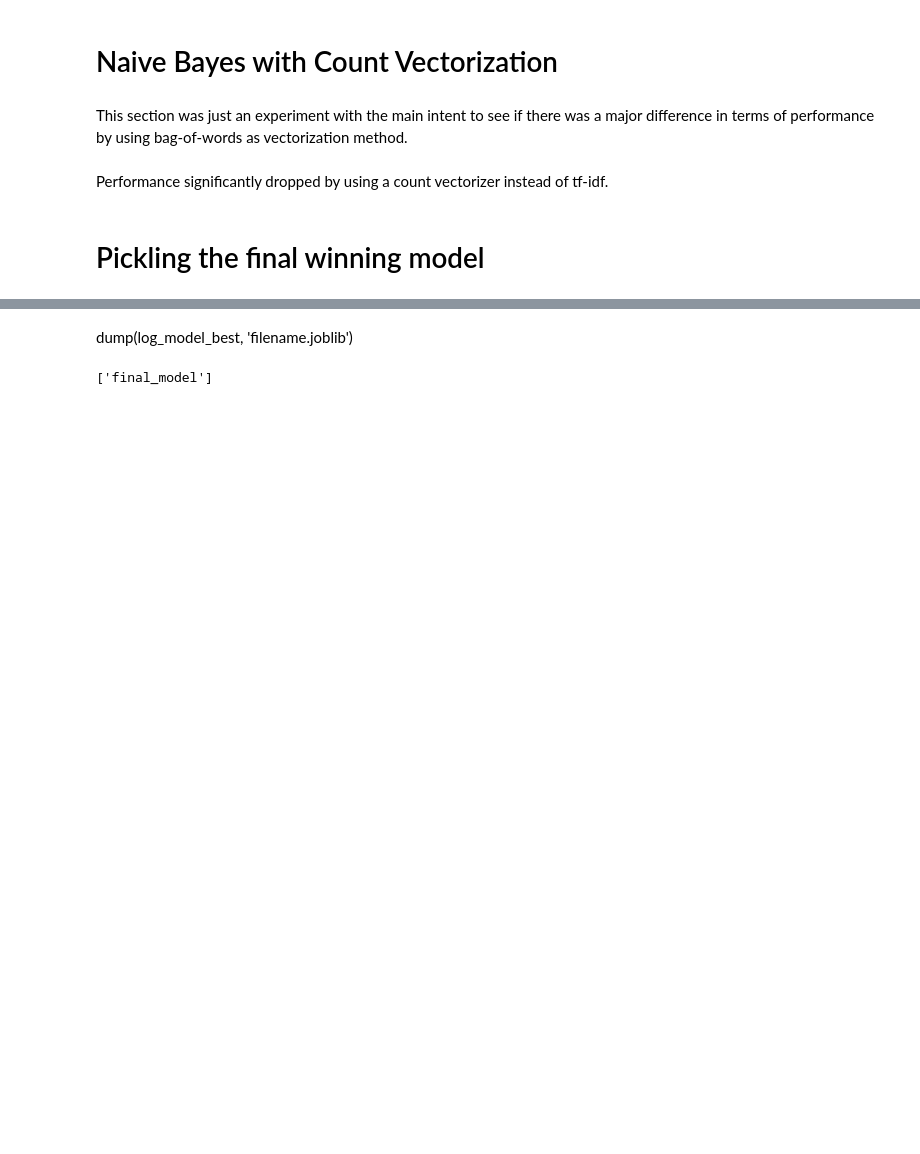
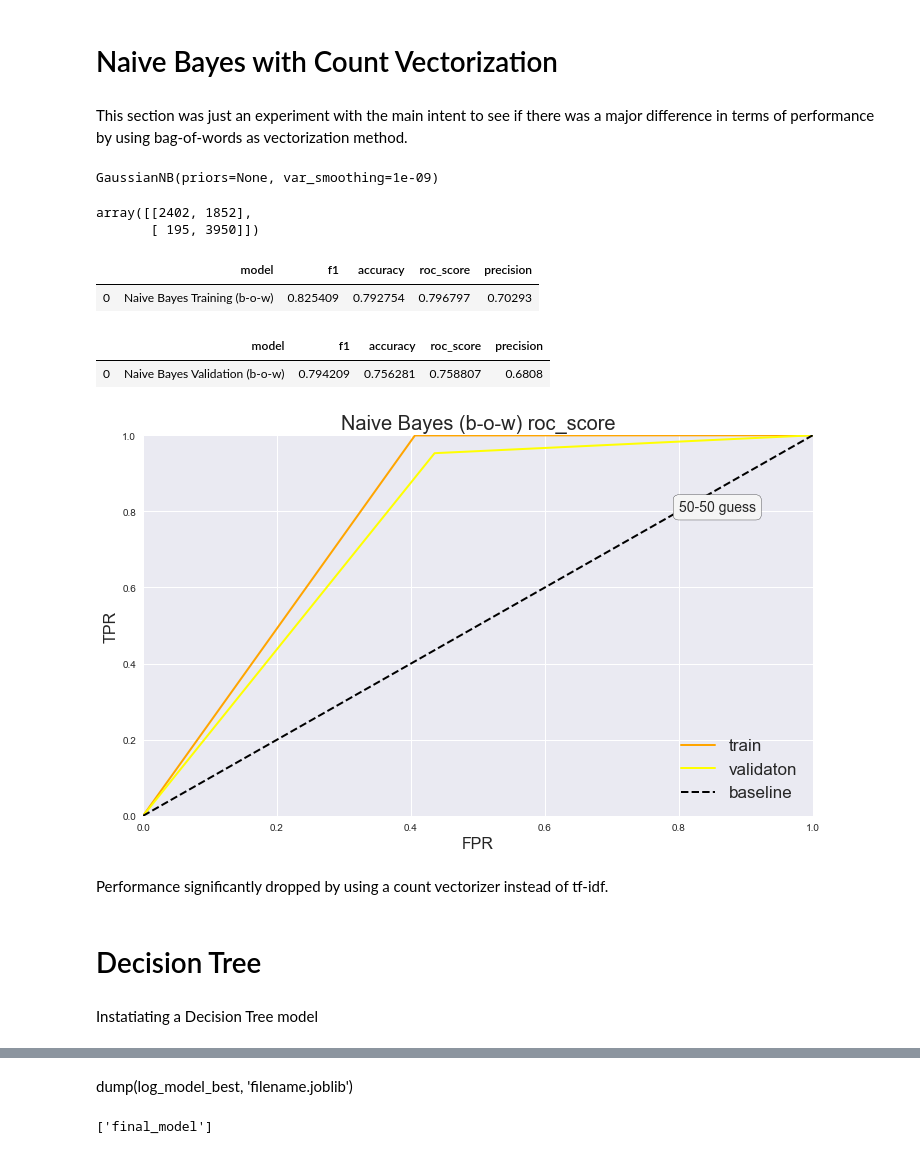
Before and after one commit to matteomm/twitter_sentiment_analysis_hatespeech, a Jupyter notebook: notebooks/modelling.ipynb, the cells around one changed output, grey strips where cells are left out. Drawn from its saved outputs; the diff is of its cells as text; code cells hidden in the pictures; blank space fills up the shorter version.

```diff
--- a/notebooks/modelling.ipynb
+++ b/notebooks/modelling.ipynb
@@ -256,4 +260,4 @@ df.head(10)
 | 9 | very sad people with very sad liv... | 0 | very sad people with very sad liv... | 104 | 83 | very sad people with very sad lif... | ... |
 # %%
-df['tokenized'] = df['tweet_without_stopwords_and_2'].apply(tokenize_tweet)
+# df['tokenized'] = df['tweet_without_stopwords_and_2'].apply(tokenize_tweet)
 # %%
@@ -358,16 +399,19 @@ Need to revise this and see if something can be improved.
 # %% [markdown]
 This section was just an experiment with the main intent to see if there was a major difference in terms of performance by using bag-of-words as vectorization method.
 # %%
-# from sklearn.feature_extraction.text import CountVectorizer
-# cv = CountVectorizer(max_features=9000)
+from sklearn.feature_extraction.text import CountVectorizer
+cv = CountVectorizer(max_features=9000)
 
-# X = cv.fit_transform(df['tweet_without_stopwords_and_2']).toarray()
+# creating a bag-of-words matrix
+X = cv.fit_transform(df['tweet_without_stopwords_and_2']).toarray()
 
+# creating a parallel split of train/val to use only on the count vectorization matrix
+from sklearn.model_selection import train_test_split
+X_train_2, X_valid_2, y_train_2, y_val_2 = train_test_split(X, target, test_size = 0.2, random_state = 10)
 
-# from sklearn.model_selection import train_test_split
-# X_train_2, X_valid_2, y_train_2, y_val_2 = train_test_split(X, target, test_size = 0.2, random_state = 10)
-
-# from sklearn.naive_bayes import GaussianNB
-# classifier = GaussianNB()
-# classifier.fit(X_train_2, y_train_2)
+from sklearn.naive_bayes import GaussianNB
+classifier_bow = GaussianNB()
+classifier_bow.fit(X_train_2, y_train_2)
+# %% [output]
+GaussianNB(priors=None, var_smoothing=1e-09)
 # %%
@@ -380,4 +422,27 @@ This section was just an experiment with the main intent to see if there was a m
+# %%
+cm
+# %% [output]
+array([[2402, 1852],
+       [ 195, 3950]])
+# %%
+Naive_Bayes_Tra_bow = calculate_performance_1(classifier_bow, X_train_2, y_train_2, 'Naive Bayes Training (b-o-w)')
+Naive_Bayes_Tra_bow
+# %% [output]
+|  | model | f1 | accuracy | roc_score | precision |
+| 0 | Naive Bayes Training (b-o-w) | 0.825409 | 0.792754 | 0.796797 | 0.70293 |
+# %%
+Naive_Bayes_Val_bow = calculate_performance_1(classifier_bow, X_valid_2, y_val_2, 'Naive Bayes Validation (b-o-w)')
+Naive_Bayes_Val_bow
+# %% [output]
+|  | model | f1 | accuracy | roc_score | precision |
+| 0 | Naive Bayes Validation (b-o-w) | 0.794209 | 0.756281 | 0.758807 | 0.6808 |
+# %%
+plot_roc_curve_1(classifier_bow, X_train_2, X_valid_2, y_train_2, y_val_2, "Naive Bayes (b-o-w)")
+# %% [output]
+[figure, added]
 # %% [markdown]
 Performance significantly dropped by using a count vectorizer instead of tf-idf.
-# %% [markdown]
-# Pickling the final winning model
+# %% [markdown]
+# Decision Tree
+# %% [markdown]
+Instatiating a Decision Tree model
```
Also changed, not shown: parts of 59 cells of this notebook, 2 other files.
